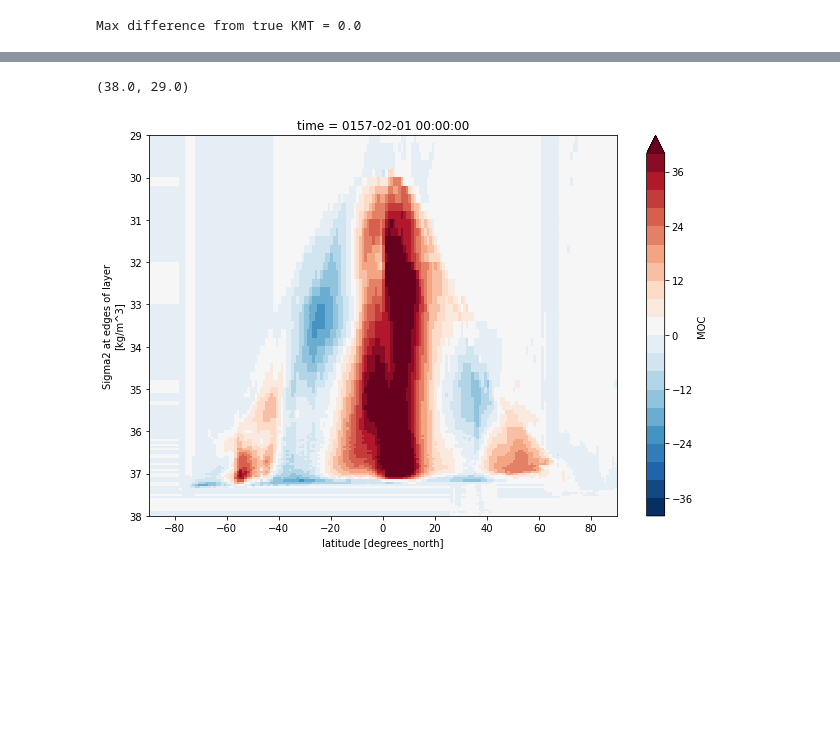
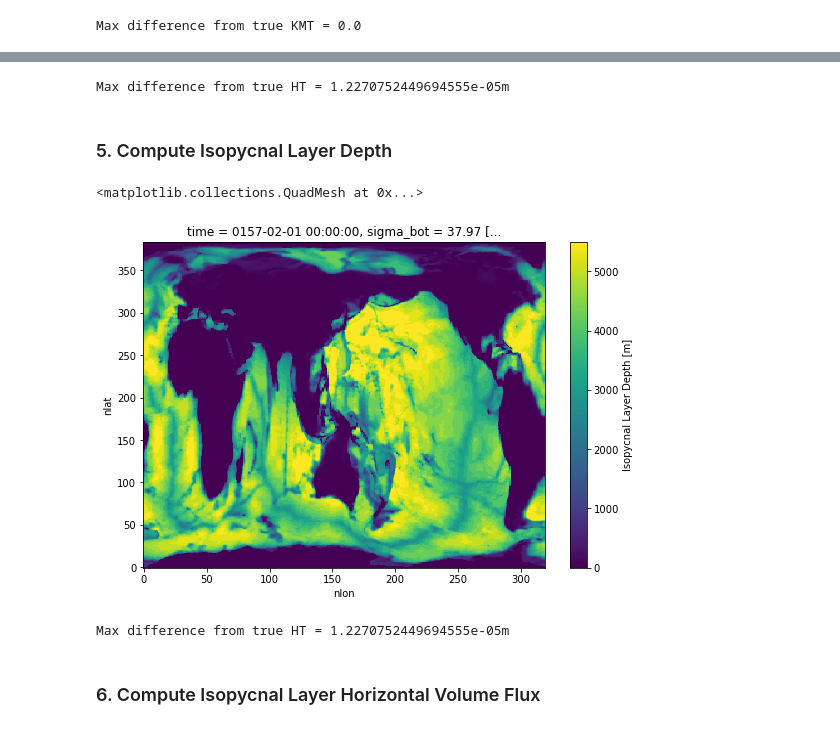
Before and after one commit to sgyeager/POP_MOC, a Jupyter notebook: notebooks/pop_MOCsig2_1deg.ipynb, the cells around one changed output, grey strips where cells are left out. Saved outputs shown, nothing was run; the diff lists cells and outputs as text; code cells hidden in the pictures; blank space fills up the shorter version.

Commit message:
Updated MOC(sigma2) notebook for POP-1degree includes all components and uses new functions

```diff
--- a/notebooks/pop_MOCsig2_1deg.ipynb
+++ b/notebooks/pop_MOCsig2_1deg.ipynb
@@ -241,6 +109,33 @@ plt.ylim([38,29])
-# %%
-moc.isel(region=[1,2]).sum('region').plot(size=7,vmax=40,levels=21)
-plt.ylim([38,29])
-# %% [output]
-(38.0, 29.0)
-[figure, removed]
+# %%
+# Use histogram to compute layer thickness. Vertical sum should be same as HT.
+dzwgts = (ds['dz']/100.).assign_attrs({'units':'m'})
+iso_thick = histogram(sigma2_T, bins=[sigma_edge.values], weights=dzwgts,dim=['z_t'],density=False)
+iso_thick = iso_thick.rename({'density_bin':'sigma'}).assign_coords({'sigma':sigma_mid})
+iso_thick = iso_thick.rename('iso_thick').assign_attrs({'units':'m','long_name':'Isopycnal Layer Thickness'}).rename({'sigma':'sigma_mid'})
+iso_thick = iso_thick.transpose('time','sigma_mid','nlat','nlon')
+
+htdiff = iso_thick.sum('sigma_mid') - (ds['HT']/100.).assign_attrs({'units':'m'})
+print("Max difference from true HT = {}m".format(abs(htdiff).max().values))
+# %% [output]
+Max difference from true HT = 1.2270752449694555e-05m
+# %% [markdown]
+### 5. Compute Isopycnal Layer Depth
+# %%
+# Cumulative sum of layer thickness yields depth of layer edges:
+iso_depth = iso_thick.cumsum('sigma_mid').rename('iso_depth').rename({'sigma_mid':'sigma_bot'}).assign_attrs({'units':'m','long_name':'Isopycnal Layer Depth'})
+sigma_bot = sigma_edge.isel(sigma=slice(1,None)).rename({'sigma':'sigma_bot'}).assign_attrs({'long_name':'Sigma2 at bottom of layer'})
+iso_depth['sigma_bot'] = sigma_bot
+iso_depth = iso_depth.transpose('time','sigma_bot','nlat','nlon')
+# %%
+iso_depth.isel(sigma_bot=84).plot(size=6,vmax=5500)
+# %% [output]
+<matplotlib.collections.QuadMesh at 0x...>
+[figure, added]
+# %%
+# Isopycnal depth of bottom-most layer should be same as HT.
+htdiff =  iso_depth.isel(sigma_bot=-1) - (ds['HT']/100.).assign_attrs({'units':'m'})
+print("Max difference from true HT = {}m".format(abs(htdiff).max().values))
+# %% [output]
+Max difference from true HT = 1.2270752449694555e-05m
+# %% [markdown]
+### 6. Compute Isopycnal Layer Horizontal Volume Flux
```
Also changed, not shown: parts of 58 cells of this notebook, 1 other file.
